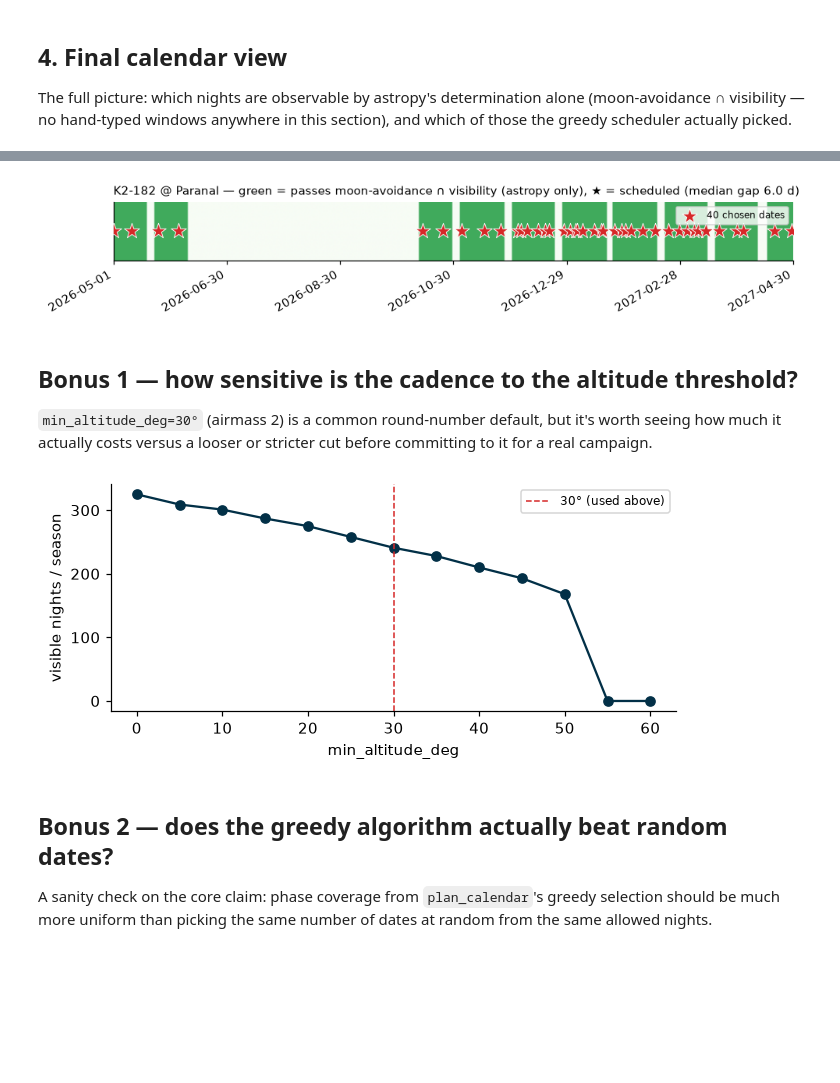
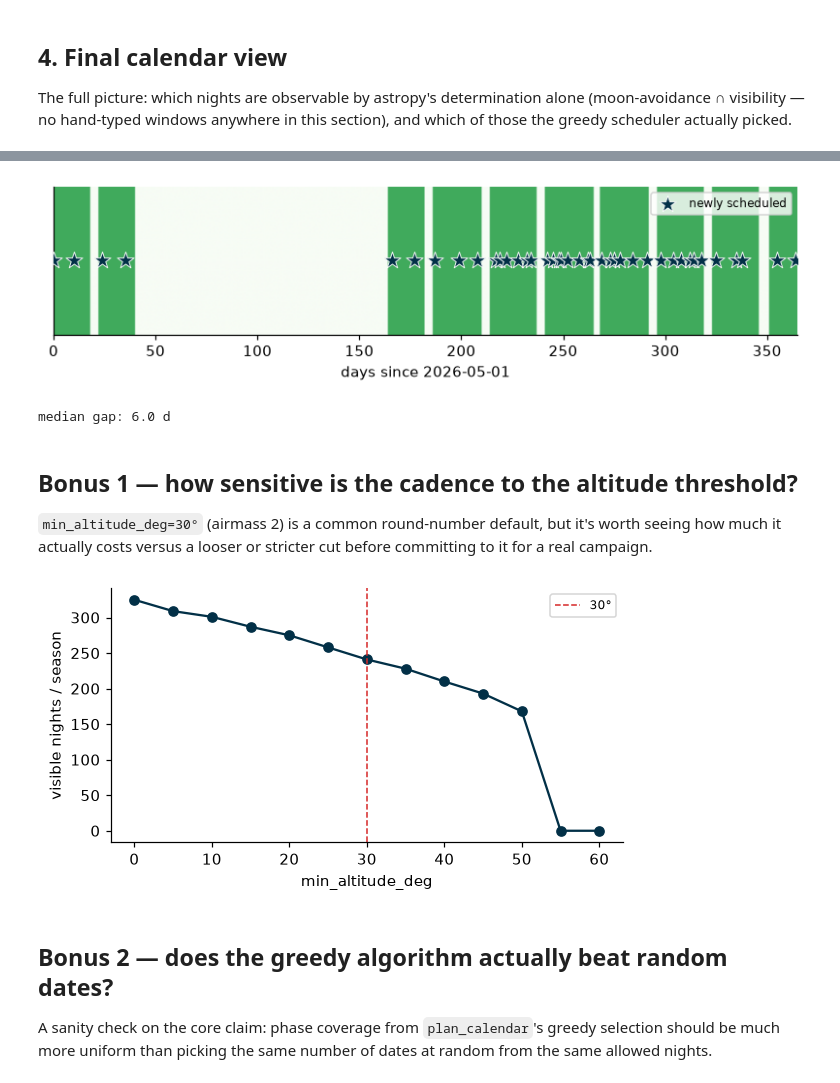
Before and after one commit to pierrotlamontagne/rvcadence, a Jupyter notebook: examples/quickstart_demo.ipynb, the cells around one changed output, grey strips where cells are left out. Drawn from its saved outputs; the diff is of its cells as text; code cells hidden in the pictures; blank space fills up the shorter version.

```diff
--- a/examples/quickstart_demo.ipynb
+++ b/examples/quickstart_demo.ipynb
@@ -339,34 +260,11 @@ final = plan_calendar(
     min_altitude_deg=30.0,
 )
 
-# No windows= passed above -> plan_calendar defaults to the full season.
-# The mask below is therefore moon_allowed & vis_allowed only, matching
-# what plan_calendar itself actually used -- no hand-typed windows anywhere.
 allowed_all = sorted(moon_allowed & vis_allowed)
-allowed_mask = np.zeros(n_days, dtype=bool)
-allowed_mask[allowed_all] = True
+plot_night_availability(final, allowed_offsets=allowed_all)
+plt.show()
 
-fig, ax = plt.subplots(figsize=(9, 1.8))
-ax.imshow(allowed_mask.astype(float).reshape(1, -1), aspect="auto", cmap="Greens",
-          vmin=0, vmax=1.6, extent=[0, n_days, 0, 1])
-chosen_idx = [(d - season_start).days for d in final.dates]
-ax.scatter(chosen_idx, np.full(len(chosen_idx), 0.5), marker="*", s=180,
-           color="#d62828", edgecolor="white", linewidth=0.6, zorder=3,
-           label=f"{len(final.dates)} chosen dates")
-ax.set_yticks([])
-ax.set_xticks(np.linspace(0, n_days, 7))
-ax.set_xticklabels(
-    [(season_start + timedelta(days=int(d))).isoformat() for d in np.linspace(0, n_days - 1, 7)],
-    rotation=30, ha="right",
-)
-ax.set_title(
-    f"{target_name} @ {site_name} — green = passes moon-avoidance ∩ visibility "
-    f"(astropy only), ★ = scheduled (median gap {final.median_gap_d} d)",
-    loc="left", fontsize=10,
-)
-ax.legend(loc="upper right", fontsize=8)
-fig.tight_layout()
-plt.show()
+print(f"median gap: {final.median_gap_d} d")
 # %% [output]
 WARNING: NonRotationTransformationWarning: transforming other coordinates from <ICRS Frame> to <GCRS Frame (obstime=2026-05-02 04:41:37.197, obsgeoloc=(-4467028.43695389, -3713552.88038378, -2631124.9 ...
 WARNING: NonRotationTransformationWarning: transforming other coordinates from <ICRS Frame> to <GCRS Frame (obstime=2026-05-03 04:41:37.197, obsgeoloc=(-4402493.06923059, -3789724.85839072, -2631288.0 ...
@@ -388,4 +286,5 @@ WARNING: NonRotationTransformationWarning: transforming other coordinates from <
-[figure, old version]
+[figure, new version]
+median gap: 6.0 d
 # %% [markdown]
 ## Bonus 1 — how sensitive is the cadence to the altitude threshold?
 
@@ -393,23 +292,10 @@ WARNING: NonRotationTransformationWarning: transforming other coordinates from <
 it's worth seeing how much it actually costs versus a looser or stricter cut
 before committing to it for a real campaign.
 # %%
-thresholds = np.arange(0, 61, 5)
-n_visible_nights = [
-    len(visibility_allowed_offsets(season_start, season_end, target_coord, observer_location,
-                                    min_altitude_deg=float(thr)))
-    for thr in thresholds
-]
-
-fig, ax = plt.subplots(figsize=(6, 2.8))
-ax.plot(thresholds, n_visible_nights, marker="o", color="#023047")
-ax.axvline(30.0, color="#d62828", ls="--", lw=1, label="30° (used above)")
-ax.set_xlabel("min_altitude_deg")
-ax.set_ylabel("visible nights / season")
-ax.legend(fontsize=8)
-fig.tight_layout()
+plot_altitude_sensitivity(final, target_coord=target_coord, observer_location=observer_location)
 plt.show()
 # %% [output]
-[figure, old version]
+[figure, new version]
 # %% [markdown]
 ## Bonus 2 — does the greedy algorithm actually beat random dates?
 
```
Also changed, not shown: parts of 11 cells of this notebook, 2 other files.
